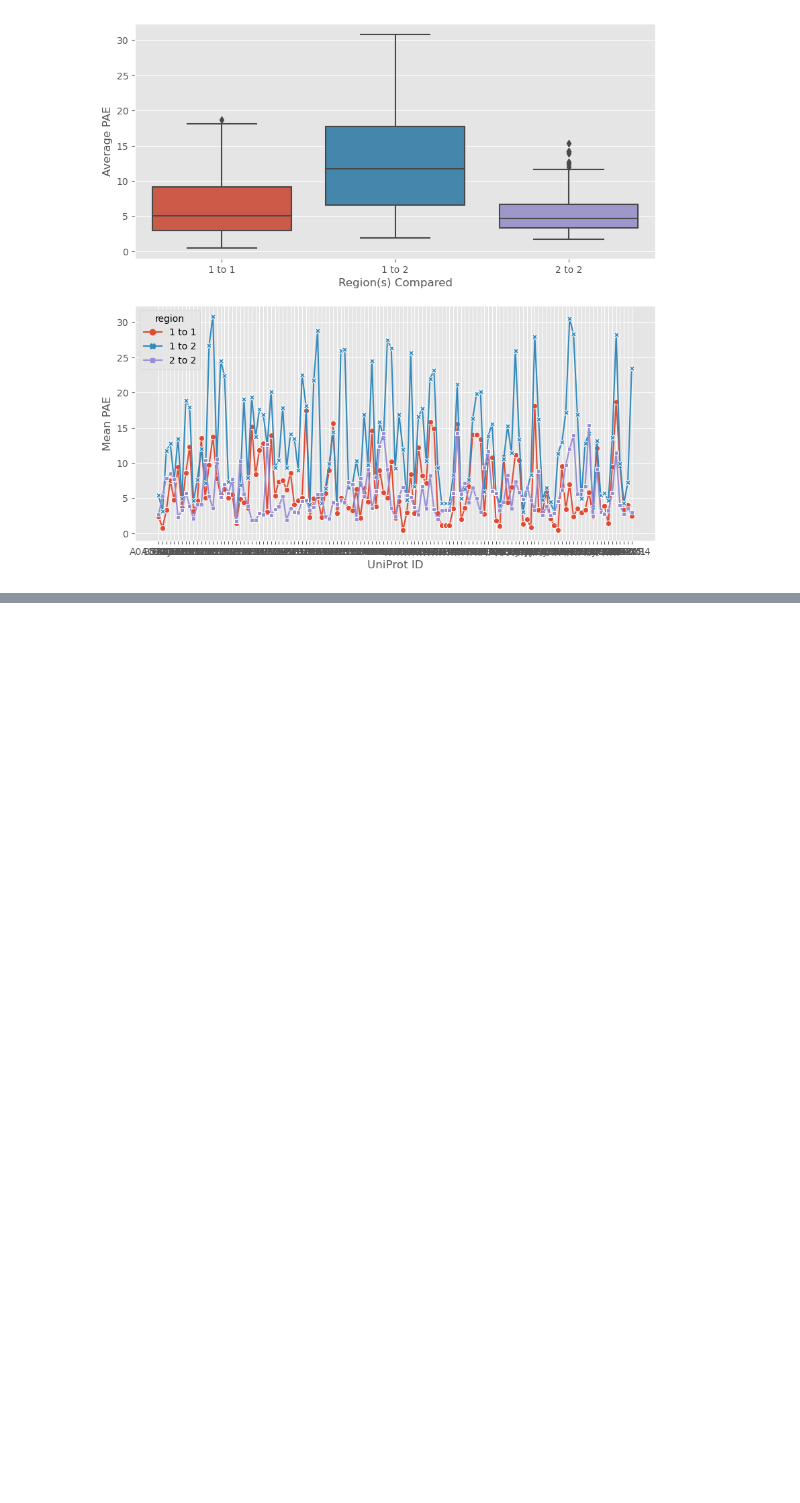
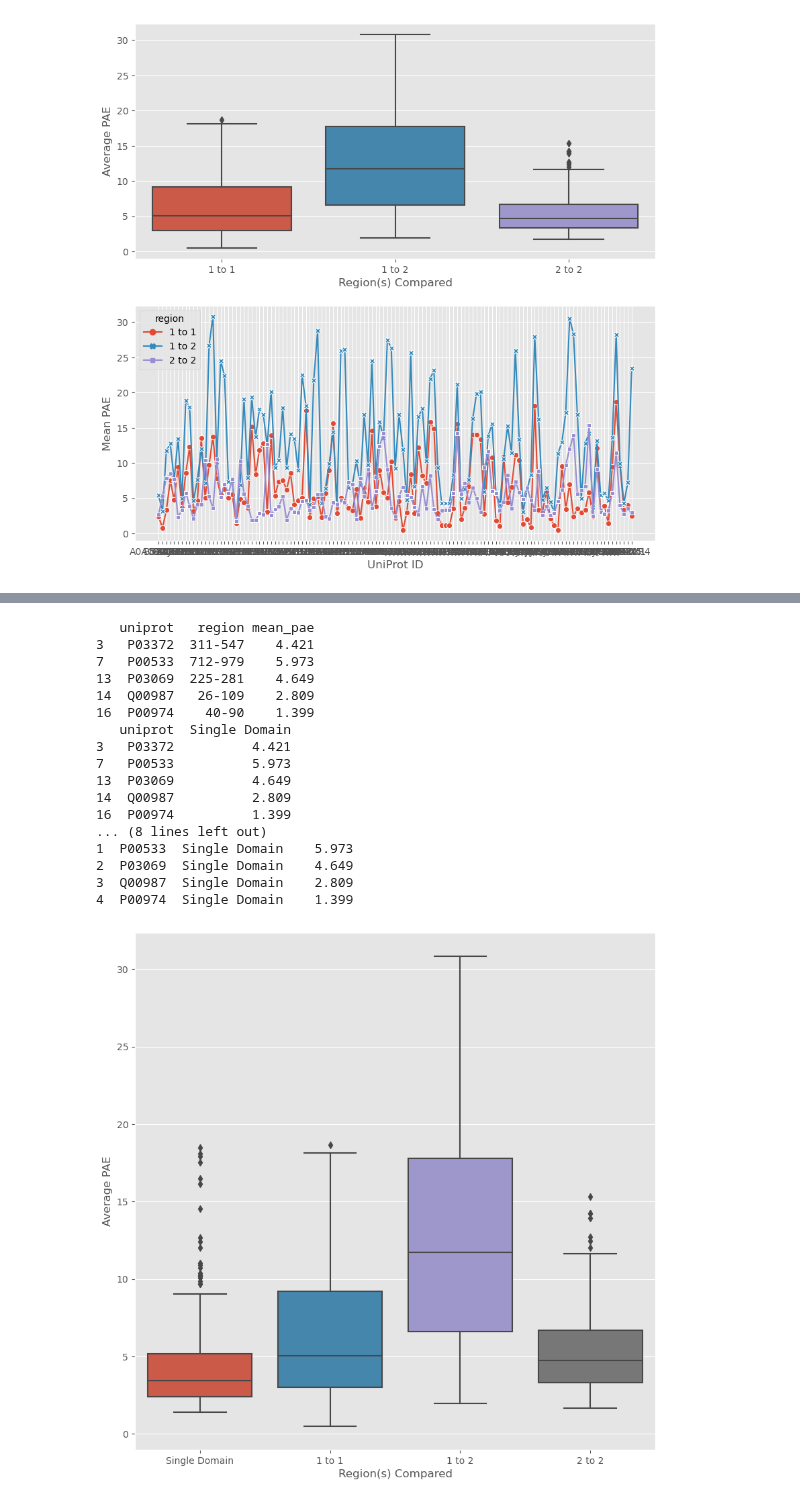
Before and after one commit to jpigles/alphafold-rmsd, a Jupyter notebook: disorder_analysis.ipynb, the cells around one changed output, grey strips where cells are left out. Cells and saved outputs as stored; diff of their text form; code cells hidden in the pictures; blank space fills up the shorter version.

Commit message:
Succesfully analyzed single-domain proteins

```diff
--- a/disorder_analysis.ipynb
+++ b/disorder_analysis.ipynb
@@ -64,0 +65,45 @@ plt.savefig('./project_pipeline/data/figures/rmsd.png', dpi=300, bbox_inches='ti
+# %%
+df_single = pd.read_csv('./project_pipeline/data/single_domain_pae.tsv', sep='\t').astype('object')
+
+# Remove all rows with multiple regions. Comment this out if you want to see the difference.
+for i in range(len(df_single)):
+    region = df_single.loc[i, 'region']
+    count = region.count('-')
+    if count > 1:
+        df_single = df_single.drop(i)
+
+# Reformat the dataframe
+df_single = df_single[['uniprot', 'mean_pae']].dropna()
+df_single = df_single.astype({'mean_pae': 'float'})
+df_single = df_single.rename(columns={'mean_pae': 'Single Domain'})
+
+
+
+df_all = df_single.merge(df_pae, how='outer')
+df_all_melt = df_all.melt(id_vars=['uniprot'], var_name='region', value_name='mean_pae')
+
+f, ax = plt.subplots(ncols=1, nrows=1, figsize=(10, 10))
+sns.boxplot(data=df_all_melt, x='region', y='mean_pae', ax=ax)
+ax.set_xlabel('Region(s) Compared')
+ax.set_ylabel('Average PAE')
+
+plt.show()
+# %% [output]
+   uniprot   region mean_pae
+3   P03372  311-547    4.421
+7   P00533  712-979    5.973
+13  P03069  225-281    4.649
+14  Q00987   26-109    2.809
+16  P00974    40-90    1.399
+   uniprot  Single Domain
+3   P03372          4.421
+7   P00533          5.973
+13  P03069          4.649
+14  Q00987          2.809
+16  P00974          1.399
+... (8 lines left out)
+1  P00533  Single Domain    5.973
+2  P03069  Single Domain    4.649
+3  Q00987  Single Domain    2.809
+4  P00974  Single Domain    1.399
+[figure, added]
```
Also changed, not shown: parts of 1 cell of this notebook, 7 other files.
